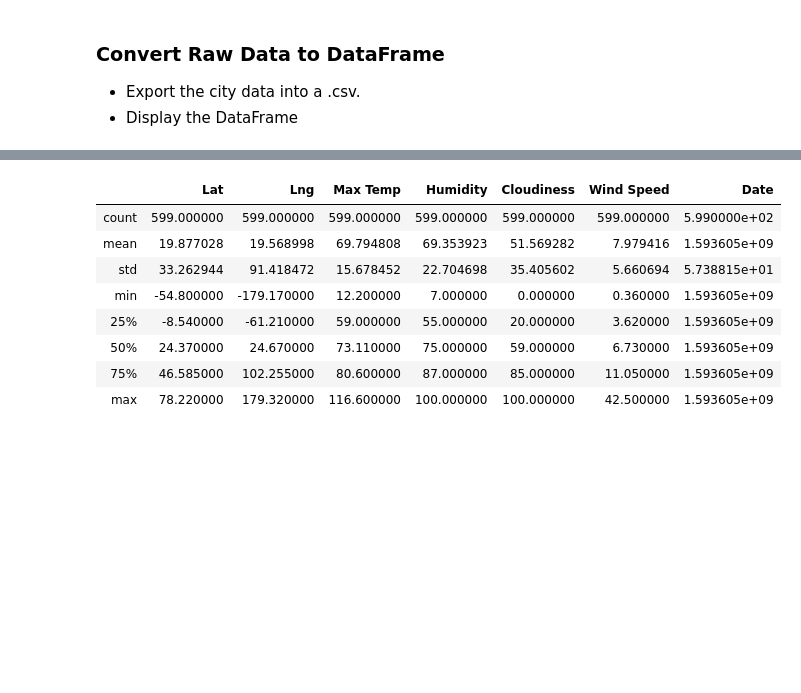
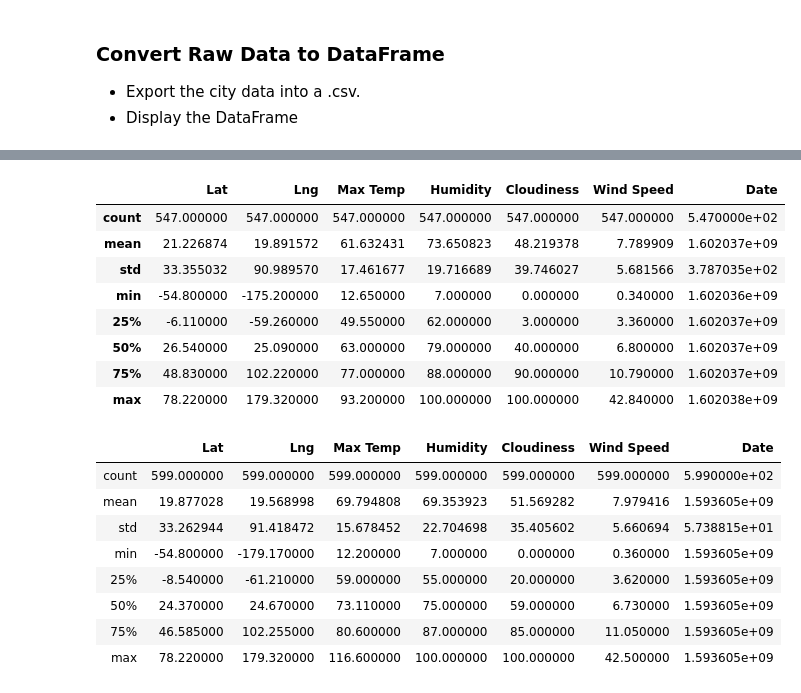
Before and after one commit to manuelamc14/api-demostrations, a Jupyter notebook: WeatherPy/WeatherPy.ipynb, the cells around one changed output, grey strips where cells are left out. Cells and saved outputs as stored; diff of their text form; code cells hidden in the pictures; blank space fills up the shorter version.

```diff
--- a/WeatherPy/WeatherPy.ipynb
+++ b/WeatherPy/WeatherPy.ipynb
@@ -176,6 +192,19 @@ Data Retrieval Complete
 | 2 | cape town | -33.93 | 18.42 | 73.00 | 77 | 27 | 4.70 | ZA | 1593605039 |
 | 3 | touba | 8.28 | -7.68 | 79.97 | 75 | 82 | 3.58 | CI | 1593605284 |
 | 4 | jamestown | 42.10 | -79.24 | 64.00 | 88 | 1 | 6.93 | US | 1593605284 |
+# %%
+# Describe the data frame
+organized_cities_temperature_df.describe()
+# %% [output]
+|  | Lat | Lng | Max Temp | Humidity | Cloudiness | Wind Speed | Date |
+| count | 547.000000 | 547.000000 | 547.000000 | 547.000000 | 547.000000 | 547.000000 | 5.470000e+02 |
+| mean | 21.226874 | 19.891572 | 61.632431 | 73.650823 | 48.219378 | 7.789909 | 1.602037e+09 |
+| std | 33.355032 | 90.989570 | 17.461677 | 19.716689 | 39.746027 | 5.681566 | 3.787035e+02 |
+| min | -54.800000 | -175.200000 | 12.650000 | 7.000000 | 0.000000 | 0.340000 | 1.602036e+09 |
+| 25% | -6.110000 | -59.260000 | 49.550000 | 62.000000 | 3.000000 | 3.360000 | 1.602037e+09 |
+| 50% | 26.540000 | 25.090000 | 63.000000 | 79.000000 | 40.000000 | 6.800000 | 1.602037e+09 |
+| 75% | 48.830000 | 102.220000 | 77.000000 | 88.000000 | 90.000000 | 10.790000 | 1.602037e+09 |
+| max | 78.220000 | 179.320000 | 93.200000 | 100.000000 | 100.000000 | 42.840000 | 1.602038e+09 |
 # %%
 # %% [output]
 |  | Lat | Lng | Max Temp | Humidity | Cloudiness | Wind Speed | Date |
```
Also changed, not shown: parts of 12 cells of this notebook, 1 other file.
